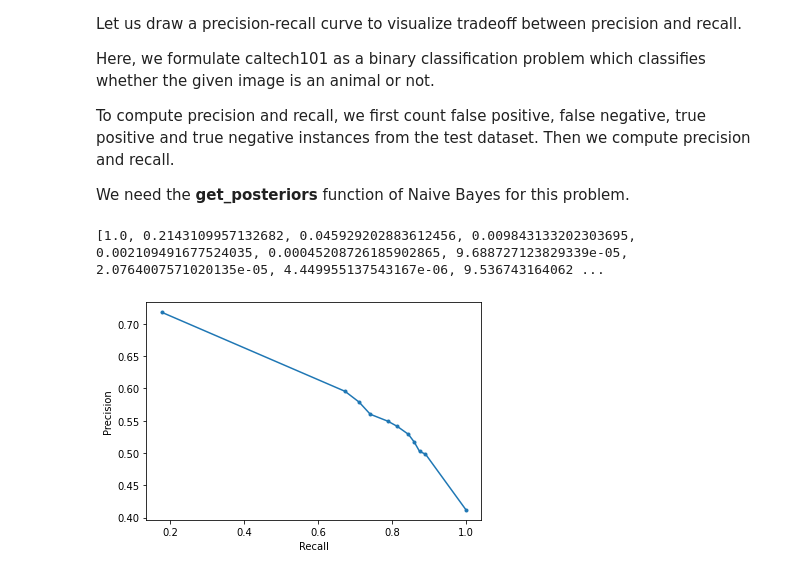
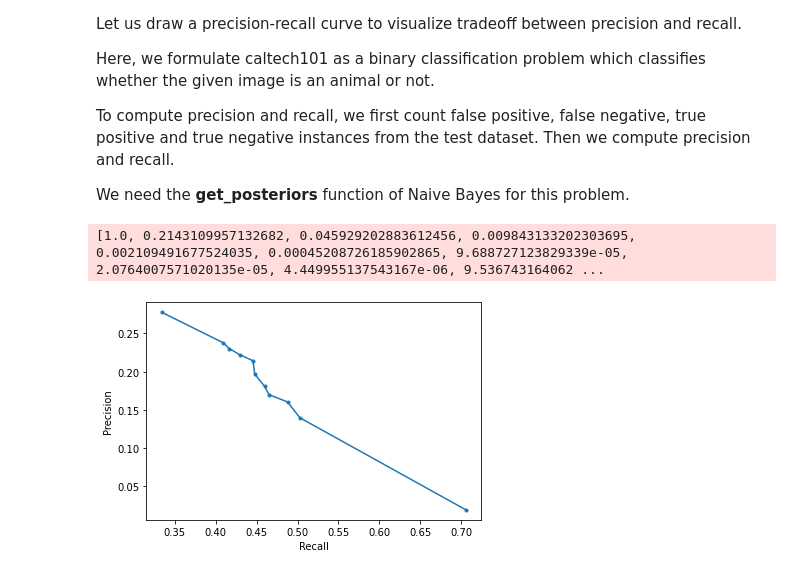
Before and after one commit to soleee99/2021F_ComputerVision, a Jupyter notebook: HW5/classifiers.ipynb, the cells around one changed output. Drawn from its saved outputs; the diff is of its cells as text; code cells hidden in the pictures.

```diff
--- a/HW5/classifiers.ipynb
+++ b/HW5/classifiers.ipynb
@@ -384,12 +395,17 @@ for i in range(n_classes):
 ## 2. Inference
 # %%
 def calculate_likelihood(class_idx, x, eps=1e-10):
-    mean = nb_stats['mean'][class_idx]
-    var = nb_stats['var'][class_idx]
+    mean = nb_stats['mean'][class_idx]  # (100,)
+    var = nb_stats['var'][class_idx]    # (100,)
 
     ##################################
     #  Question 2.2: Fill the blank  #
     #        START CODE HERE         #
+
+    # given class_idx, calculate how likely x is to be in that class
+    # do the gaussian density calculation for each feature, should later multiply them TODO
+    num = np.exp(-1 * (x-mean)**2 / (2*var))
+    denom = np.sqrt(var*2*np.pi)
 
     #         END CODE HERE          #
     #                                #
@@ -407,6 +423,9 @@ def get_posteriors(x, eps=1e-10):
         ##################################
         #  Question 2.3: Fill the blank  #
         #        START CODE HERE         #
+
+        likelihood = calculate_likelihood(i, x, eps)
+        posterior = np.sum(np.log(likelihood)) + prior
 
         #         END CODE HERE          #
         #                                #
@@ -526,7 +546,6 @@ animals = ['dolphin', 'octopus', 'crocodile_head', 'flamingo_head', 'pigeon', 'b
            'brontosaurus', 'mayfly', 'starfish', 'stegosaurus', 'Faces', 'cougar_face', 'kangaroo', 'trilobite', 'wild_cat', 'Faces_easy',
            'nautilus', 'ant', 'hedgehog', 'platypus', 'okapi', 'crocodile', 'rooster', 'cougar_body', 'lobster', 'dalmatian']
 animal_indices = [v for k, v in id_mapper.map.items() if k in animals]
-
 tgts = data['test']['label']
 tgts = [v in animal_indices for v in tgts]
 
@@ -536,9 +555,10 @@ for idx, feat in tqdm(enumerate(nb_features['test'])):
     logits.append(pred)
 probs = F.softmax(torch.Tensor(logits), dim=-1)
 animal_probs = probs[:, animal_indices].sum(-1)
+# animal_probs is (1530, )
+thresholds = [*(2 ** (-np.linspace(0, 20, 10))), 0]
+print(thresholds)   # apply for different thresholds?
 
-thresholds = [*(2 ** (-np.linspace(0, 20, 10))), 0]
-print(thresholds)
 counts = {}
 for level in thresholds:
     counts[level] = {
@@ -553,31 +573,49 @@ for level in thresholds:
         ##################################
         #   Question 4.1: Modify these   #
         #        START CODE HERE         #
 
+        # tgts is True if is animal, False is isn't animal
+        if prob >= level:
+            if tgt:
+                flag = 'tp'
+            else:
+                flag = 'fp'
+        else:
+            if tgt:
+                flag = 'fn'
+            else:
+                flag = 'tn'
+
         #         END CODE HERE          #
         #                                #
         ##################################
         counts[level][flag] += 1
 
 tp = np.array([counts[level]['tp'] for level in thresholds])
 fp = np.array([counts[level]['fp'] for level in thresholds])
 tn = np.array([counts[level]['tn'] for level in thresholds])
 fn = np.array([counts[level]['fn'] for level in thresholds])
 
 ##################################
 #   Question 4.2: Modify these   #
 #        START CODE HERE         #
 
+recall = []
+precision = []
+for i, level in enumerate(thresholds):
+    recall.append(tp[i] / (tp[i] + fp[i]))
+    precision.append(tp[i] / (tp[i] + fn[i]))
+
 #         END CODE HERE          #
 #                                #
 ##################################
 
 
 fig, ax = plt.subplots()
 ax.plot(recall, precision, marker='.', label='animals PR Curve')
 ax.set_ylabel('Precision')
 ax.set_xlabel('Recall')
 plt.show()
 # %% [output]
 [1.0, 0.2143109957132682, 0.045929202883612456, 0.009843133202303695, 0.002109491677524035, 0.00045208726185902865, 9.688727123829339e-05, 2.0764007571020135e-05, 4.449955137543167e-06, 9.536743164062 ...
-[figure, old version]
+[figure, new version]
```
Also changed, not shown: parts of 7 cells of this notebook.
